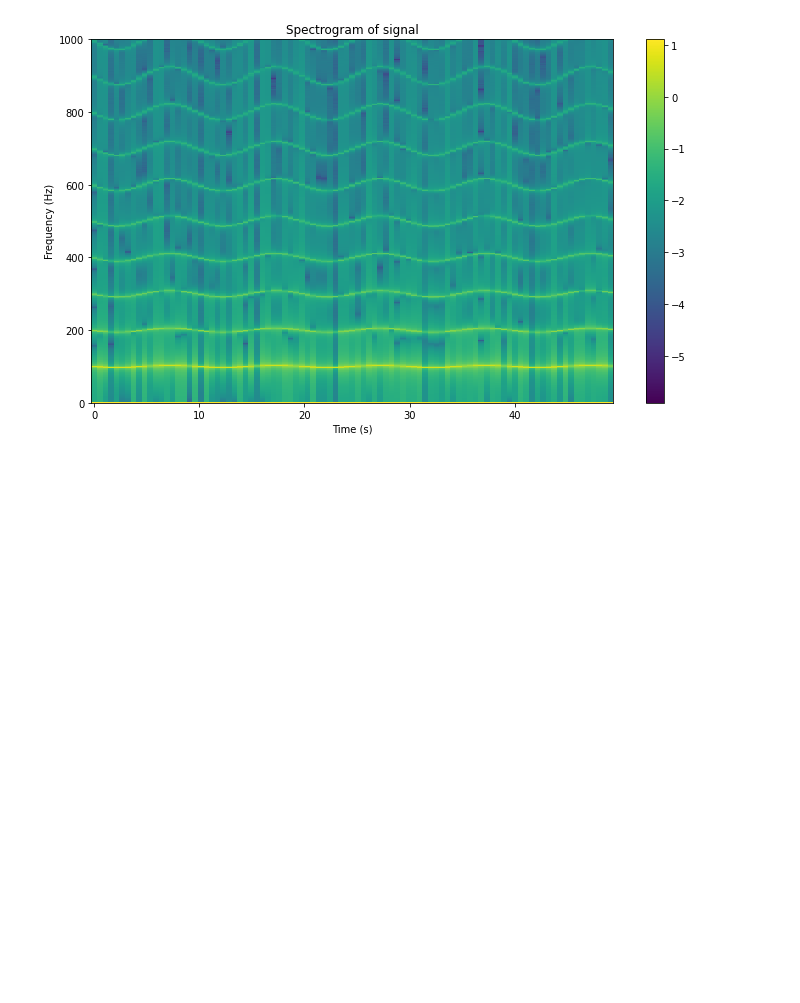
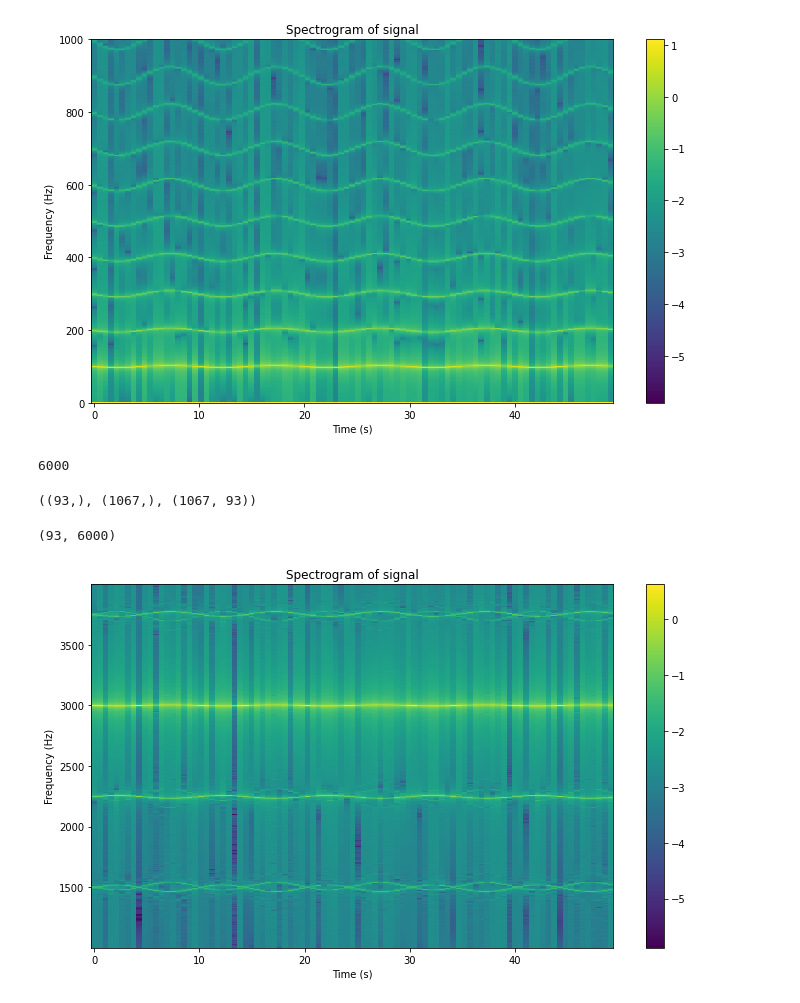
Before and after one commit to skostogl/ADTObsBox_analysis, a Jupyter notebook: 000_simple_example.ipynb, the cells around one changed output. Drawn from its saved outputs; the diff is of its cells as text; code cells hidden in the pictures; blank space fills up the shorter version.

```diff
--- a/000_simple_example.ipynb
+++ b/000_simple_example.ipynb
@@ -686,3 +686,74 @@ plt.ylim(0,1000)
 plt.show()
 # %% [output]
 [figure]
+# %%
+chunk_size
+# %% [output]
+6000
+# %%
+np.array(new_time).shape, signal_freqs[myfilter].shape, (np.log10(signal_ffts[:, :chunk_size//2].T))[myfilter,:].shape
+# %% [output]
+((93,), (1067,), (1067, 93))
+# %%
+signal_ffts[:, :].shape
+# %% [output]
+(93, 6000)
+# %%
+sampling_frequency = 11245.5 # LHC revolution frequency
+sampling_time      = 1./sampling_frequency
+nyquist_frequency  = sampling_frequency/2.
+
+time               = np.arange(0, 50, 1/sampling_frequency) # signal of 1 sec. durtation
+
+amplitude_FM = 20.0
+frequency_FM = 0.1 # Hz
+
+signal_fm = amplitude_FM * np.cos(2.0 * np.pi * frequency_FM * time)
+
+
+signal = 10.0*np.cos(2.0*np.pi*1500.0*time + signal_fm)
+
+
+signal_fft = abs(np.fft.fft(signal))
+signal_fft = signal_fft/len(signal_fft)*2. # normalization
+
+def transfer_function(x):
+    return abs(x)
+
+new_signal = transfer_function(signal)
+
+new_signal_fft = abs(np.fft.fft(new_signal))
+new_signal_fft = new_signal_fft/len(new_signal_fft)*2. # normalization
+
+
+signal_freqs = np.linspace(0, sampling_frequency, len(time))
+
+
+
+chunk_size = 6000
+n_chunks = int(len(signal) / chunk_size)
+signal_ffts = np.zeros((n_chunks, chunk_size))
+
+new_time = []
+for i in range(n_chunks):
+    new_time.append(time[i*chunk_size])
+    chunk = new_signal[i * chunk_size : (i + 1) * chunk_size]
+    signal_ffts[i, :] = np.abs(np.fft.fft(chunk)) / chunk_size * 2
+
+signal_freqs = np.linspace(0, sampling_frequency, chunk_size)
+signal_freqs = signal_freqs[:chunk_size//2]
+
+#plt.plot(signal_freqs, abs(signal_ffts[0][:chunk_size//2]))
+fig = plt.figure(figsize=(10, 6))
+ax = fig.add_subplot(111)
+myfilter = (signal_freqs>1000) & (signal_freqs<4000)
+im = ax.pcolormesh(np.array(new_time), signal_freqs[myfilter], np.log10(signal_ffts[:, :chunk_size//2].T)[myfilter, :])
+plt.xlabel('Time (s)')
+plt.ylabel('Frequency (Hz)')
+plt.title('Spectrogram of signal')
+plt.colorbar(im)
+plt.tight_layout()
+#plt.ylim(2000,4000)
+plt.show()
+# %% [output]
+[figure, added]
```
